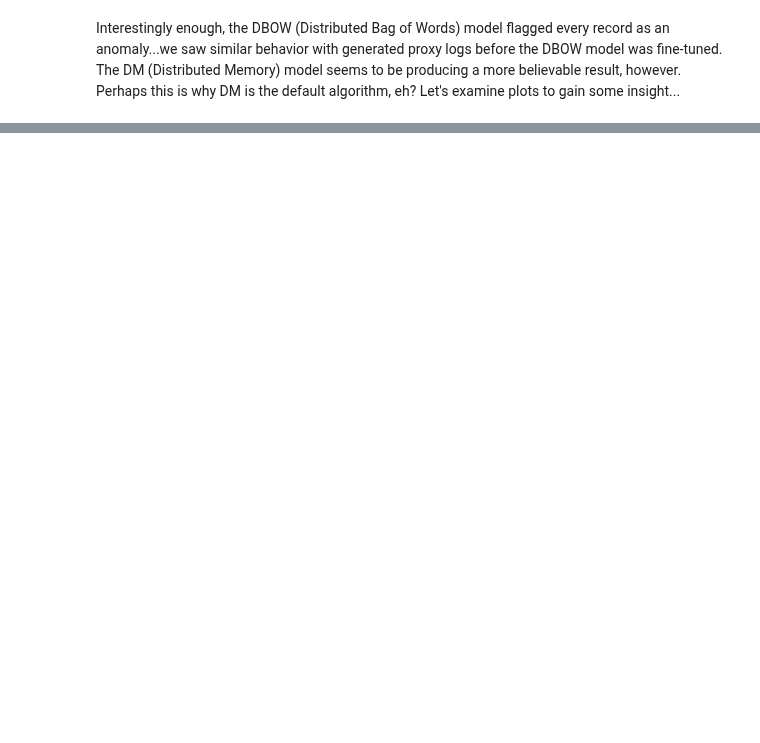
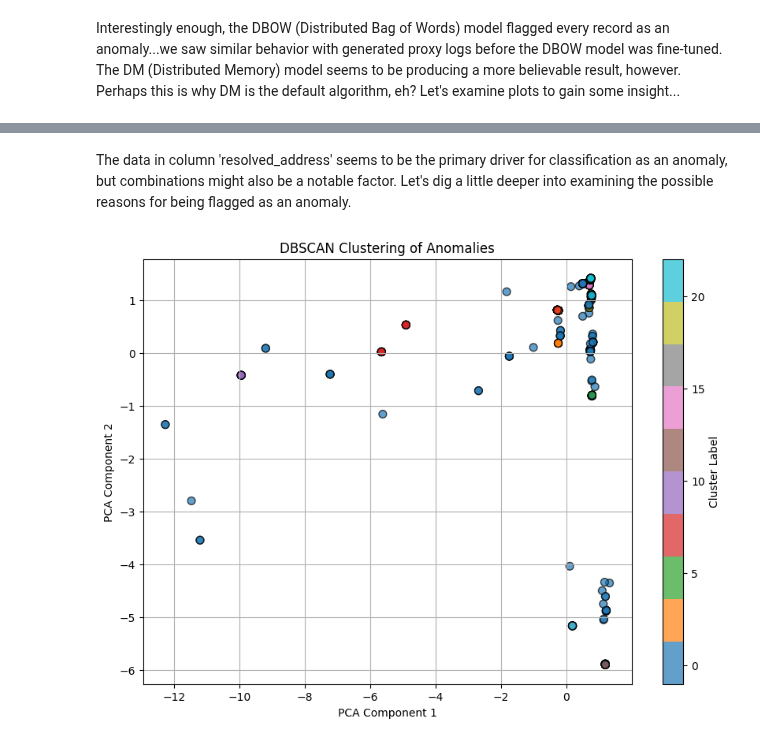
Before and after one commit to davidcsisk/vector-search-with-security-logs, a Jupyter notebook: unsupervised-anomaly-detection-with-finetuned-dns-doc2vec-model.ipynb, the cells around one changed output, grey strips where cells are left out. Drawn from its saved outputs; the diff is of its cells as text; code cells hidden in the pictures; blank space fills up the shorter version.

Commit message:
Added analysis re: why rows were flagged anomalies

```diff
--- a/unsupervised-anomaly-detection-with-finetuned-dns-doc2vec-model.ipynb
+++ b/unsupervised-anomaly-detection-with-finetuned-dns-doc2vec-model.ipynb
@@ -287,0 +229,3 @@ print(export_text(tree, feature_names=list(X.columns)))
+# %%
+df_anomalies = df[df['anomaly_score_dm'] == -1]  # DF w/ anomalies only
+df_normal = df[df['anomaly_score_dm'] == 1]  # DF w/ non-anomaly data
@@ -287,0 +299,2 @@ print(export_text(tree, feature_names=list(X.columns)))
+# %% [markdown]
+The data in column 'resolved_address' seems to be the primary driver for classification as an anomaly, but combinations might also be a notable factor.  Let's dig a little deeper into examining the possible reasons for being flagged as an anomaly.
@@ -287,0 +305,63 @@ print(export_text(tree, feature_names=list(X.columns)))
+# %%
+# Let's try DBSCAN clustering of the original features for the anomalies only
+import pandas as pd
+from sklearn.cluster import DBSCAN
+from sklearn.preprocessing import OneHotEncoder, StandardScaler
+from sklearn.decomposition import PCA
+import matplotlib.pyplot as plt
+
+# Select the 6 original features
+features = ['protocol', 'resolved_address', 'class', 'query_type', 'response', 'rejected']
+
+# Step 1: One-Hot Encode Categorical Features
+encoder = OneHotEncoder(sparse_output=False)
+encoded_features = encoder.fit_transform(df_anomalies[features])
+
+# Step 2: Standardize the Encoded Features
+scaler = StandardScaler()
+scaled_features = scaler.fit_transform(encoded_features)
+
+# Step 3: Perform DBSCAN Clustering
+dbscan = DBSCAN(eps=1.5, min_samples=5)  # Adjust `eps` and `min_samples` as needed
+dbscan_labels = dbscan.fit_predict(scaled_features)
+
+# Add cluster labels to the anomalies dataframe
+df_anomalies['cluster'] = dbscan_labels
+
+# Step 4: Visualize with PCA
+pca = PCA(n_components=2)
+pca_result = pca.fit_transform(scaled_features)
+
+# Create a scatter plot of the clusters
+plt.figure(figsize=(10, 7))
+scatter = plt.scatter(
+    pca_result[:, 0],
+    pca_result[:, 1],
+    c=dbscan_labels,
+    cmap='tab10',
+    s=50,
+    alpha=0.7,
+    edgecolors='k'
+)
+plt.colorbar(scatter, label='Cluster Label')
+plt.title('DBSCAN Clustering of Anomalies')
+plt.xlabel('PCA Component 1')
+plt.ylabel('PCA Component 2')
+plt.grid()
+plt.show()
+
+# Step 5: Print Number of Clusters
+n_clusters = len(set(dbscan_labels)) - (1 if -1 in dbscan_labels else 0)
+print(f"Number of clusters found by DBSCAN: {n_clusters}")
+
+# Print the size of each cluster
+cluster_sizes = df_anomalies['cluster'].value_counts()
+print("CLUSTER SIZES:")
+print(cluster_sizes)
+
+# Step 5: Optional - Analyze Common Patterns in Each Cluster
+for cluster_id in range(6):
+    print(f"\nCLUSTER {cluster_id} ANALYSIS:")
+    print(df_anomalies[df_anomalies['cluster'] == cluster_id][['protocol', 'resolved_address', 'class', 'query_type', 'response', 'rejected']].head())
+# %% [output]
+[figure, added]
```
Also changed, not shown: parts of 29 cells of this notebook.
